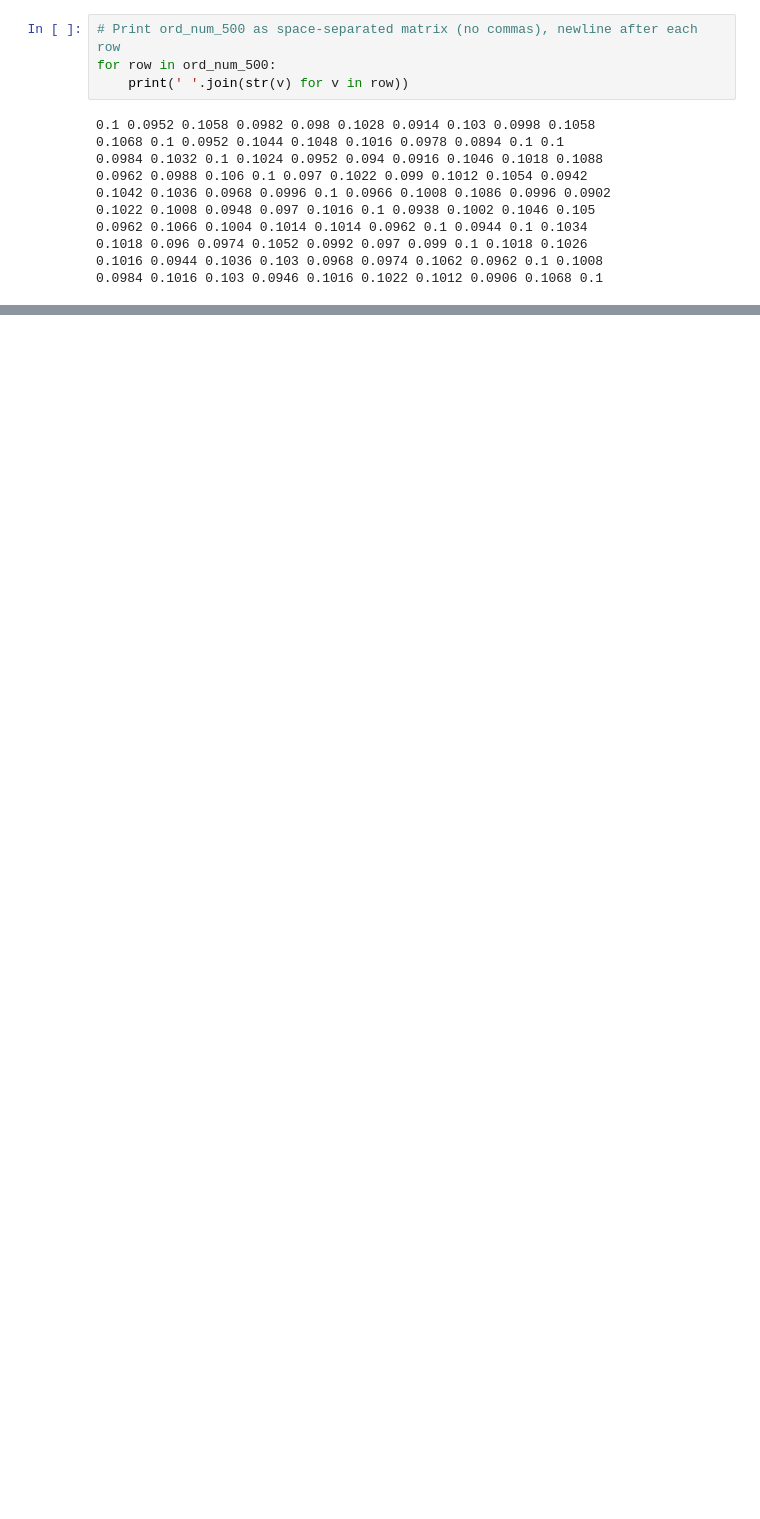
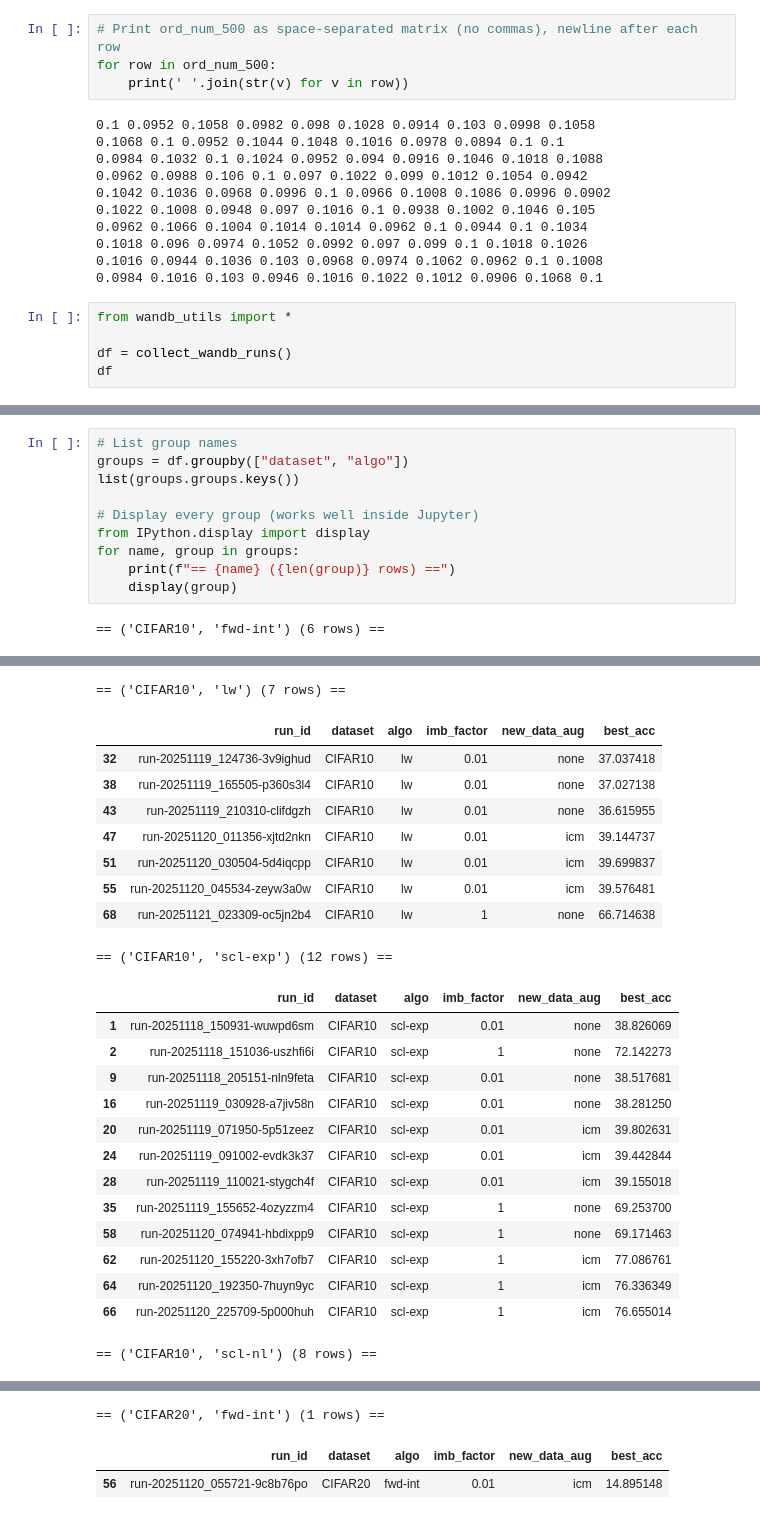
Before and after one commit to AlbusNotThuan/cll_imbalanced_mods, a Jupyter notebook: notebook.ipynb, the cells around one changed output, grey strips where cells are left out. Drawn from its saved outputs; the diff is of its cells as text; blank space fills up the shorter version.

```diff
--- a/notebook.ipynb
+++ b/notebook.ipynb
@@ -616,3 +616,8 @@ for row in ord_num_500:
 0.1018 0.096 0.0974 0.1052 0.0992 0.097 0.099 0.1 0.1018 0.1026
 0.1016 0.0944 0.1036 0.103 0.0968 0.0974 0.1062 0.0962 0.1 0.1008
 0.0984 0.1016 0.103 0.0946 0.1016 0.1022 0.1012 0.0906 0.1068 0.1
+# %%
+from wandb_utils import *
+
+df = collect_wandb_runs()
+df
@@ -618,0 +638,12 @@ for row in ord_num_500:
+# %%
+# List group names
+groups = df.groupby(["dataset", "algo"])
+list(groups.groups.keys())
+
+# Display every group (works well inside Jupyter)
+from IPython.display import display
+for name, group in groups:
+    print(f"== {name} ({len(group)} rows) ==")
+    display(group)
+# %% [output]
+== ('CIFAR10', 'fwd-int') (6 rows) ==
@@ -618,0 +657,24 @@ for row in ord_num_500:
+== ('CIFAR10', 'lw') (7 rows) ==
+|  | run_id | dataset | algo | imb_factor | new_data_aug | best_acc |
+| 32 | run-20251119_124736-3v9ighud | CIFAR10 | lw | 0.01 | none | 37.037418 |
+| 38 | run-20251119_165505-p360s3l4 | CIFAR10 | lw | 0.01 | none | 37.027138 |
+| 43 | run-20251119_210310-clifdgzh | CIFAR10 | lw | 0.01 | none | 36.615955 |
+| 47 | run-20251120_011356-xjtd2nkn | CIFAR10 | lw | 0.01 | icm | 39.144737 |
+| 51 | run-20251120_030504-5d4iqcpp | CIFAR10 | lw | 0.01 | icm | 39.699837 |
+| 55 | run-20251120_045534-zeyw3a0w | CIFAR10 | lw | 0.01 | icm | 39.576481 |
+| 68 | run-20251121_023309-oc5jn2b4 | CIFAR10 | lw | 1 | none | 66.714638 |
+== ('CIFAR10', 'scl-exp') (12 rows) ==
+|  | run_id | dataset | algo | imb_factor | new_data_aug | best_acc |
+| 1 | run-20251118_150931-wuwpd6sm | CIFAR10 | scl-exp | 0.01 | none | 38.826069 |
+| 2 | run-20251118_151036-uszhfi6i | CIFAR10 | scl-exp | 1 | none | 72.142273 |
+| 9 | run-20251118_205151-nln9feta | CIFAR10 | scl-exp | 0.01 | none | 38.517681 |
+| 16 | run-20251119_030928-a7jiv58n | CIFAR10 | scl-exp | 0.01 | none | 38.281250 |
+| 20 | run-20251119_071950-5p51zeez | CIFAR10 | scl-exp | 0.01 | icm | 39.802631 |
+| 24 | run-20251119_091002-evdk3k37 | CIFAR10 | scl-exp | 0.01 | icm | 39.442844 |
+| 28 | run-20251119_110021-stygch4f | CIFAR10 | scl-exp | 0.01 | icm | 39.155018 |
+| 35 | run-20251119_155652-4ozyzzm4 | CIFAR10 | scl-exp | 1 | none | 69.253700 |
+| 58 | run-20251120_074941-hbdixpp9 | CIFAR10 | scl-exp | 1 | none | 69.171463 |
+| 62 | run-20251120_155220-3xh7ofb7 | CIFAR10 | scl-exp | 1 | icm | 77.086761 |
+| 64 | run-20251120_192350-7huyn9yc | CIFAR10 | scl-exp | 1 | icm | 76.336349 |
+| 66 | run-20251120_225709-5p000huh | CIFAR10 | scl-exp | 1 | icm | 76.655014 |
+== ('CIFAR10', 'scl-nl') (8 rows) ==
@@ -618,0 +690,3 @@ for row in ord_num_500:
+== ('CIFAR20', 'fwd-int') (1 rows) ==
+|  | run_id | dataset | algo | imb_factor | new_data_aug | best_acc |
+| 56 | run-20251120_055721-9c8b76po | CIFAR20 | fwd-int | 0.01 | icm | 14.895148 |
```
Also changed, not shown: parts of 2 cells of this notebook, 8 other files.
